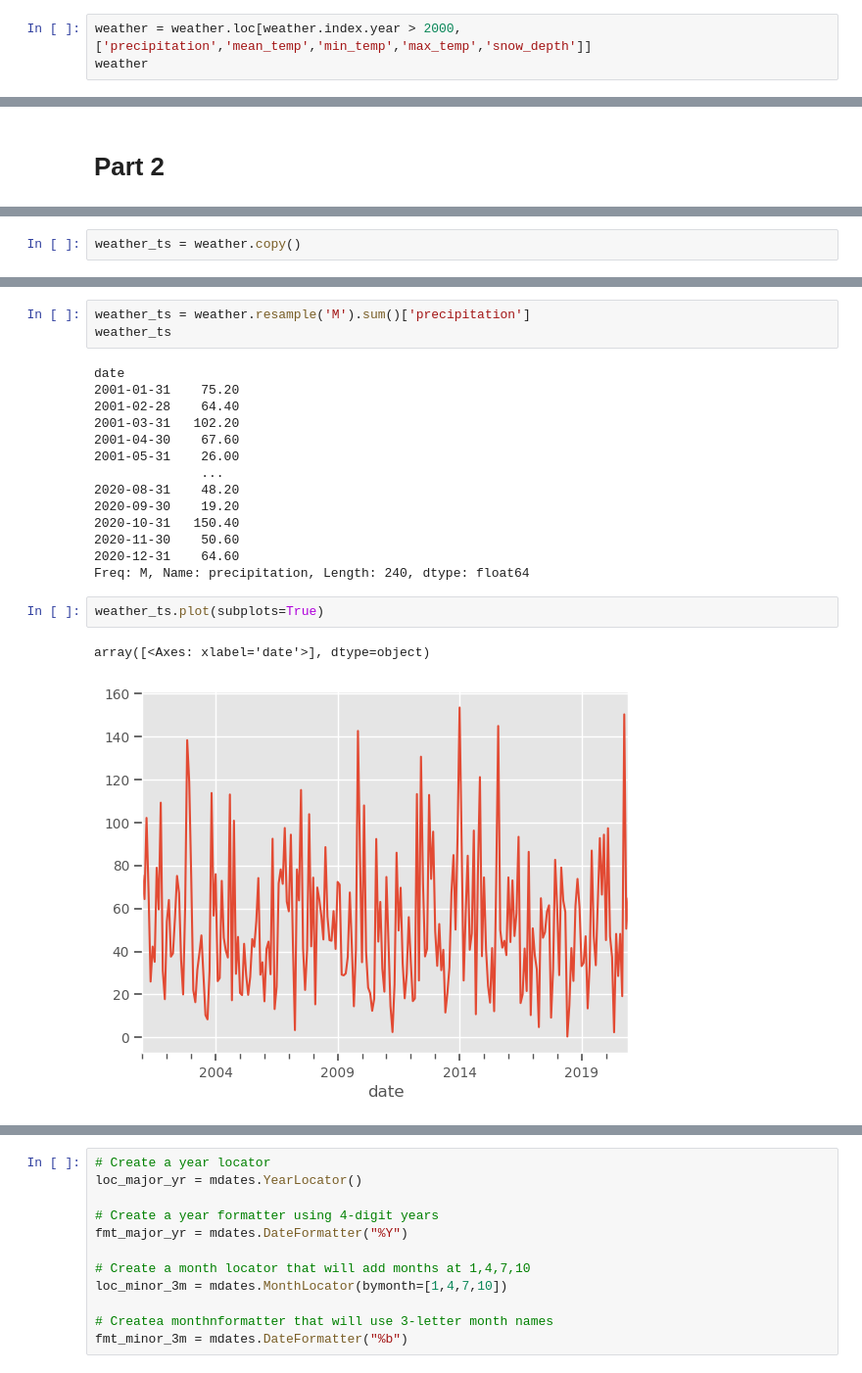
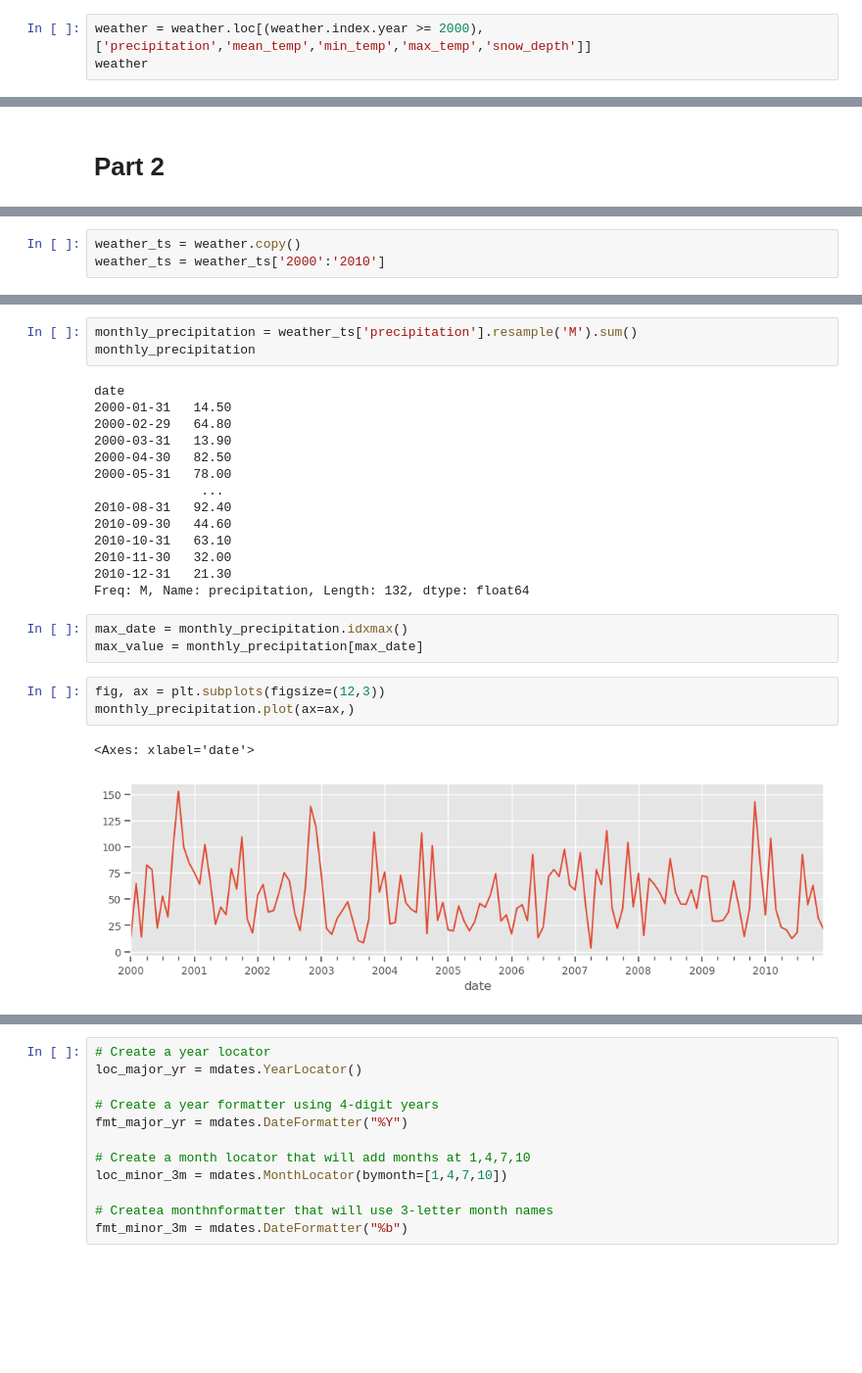
Before and after one commit to aksalas/Resampling-Datetime-Data, a Jupyter notebook: (Core) Resampling Datetime Data.ipynb, the cells around one changed output, grey strips where cells are left out. Shown at 98% size. Drawn from its saved outputs; the diff is of its cells as text; blank space fills up the shorter version.

```diff
--- a/(Core) Resampling Datetime Data.ipynb
+++ b/(Core) Resampling Datetime Data.ipynb
@@ -132,7 +132,7 @@ weather
 | 2020-12-31 | 7.00 | 1.30 | 34.00 | 1.50 | -0.80 | -3.10 | 0.00 | 100,500.00 | ... |
 15341 rows × 9 columns
 # %%
-weather = weather.loc[weather.index.year > 2000, ['precipitation','mean_temp','min_temp','max_temp','snow_depth']]
+weather = weather.loc[(weather.index.year >= 2000), ['precipitation','mean_temp','min_temp','max_temp','snow_depth']]
 weather
 # %% [output]
 |  | precipitation | mean_temp | min_temp | max_temp | snow_depth |
@@ -213,2 +198,3 @@ dtype: int64
 # %%
 weather_ts = weather.copy()
+weather_ts = weather_ts['2000':'2010']
@@ -224,22 +201,26 @@ dtype: datetime64[ns]
 # %%
-weather_ts = weather.resample('M').sum()['precipitation']
-weather_ts
+monthly_precipitation = weather_ts['precipitation'].resample('M').sum()
+monthly_precipitation
 # %% [output]
 date
-2001-01-31    75.20
-2001-02-28    64.40
-2001-03-31   102.20
-2001-04-30    67.60
-2001-05-31    26.00
+2000-01-31   14.50
+2000-02-29   64.80
+2000-03-31   13.90
+2000-04-30   82.50
+2000-05-31   78.00
               ...
-2020-08-31    48.20
-2020-09-30    19.20
-2020-10-31   150.40
-2020-11-30    50.60
-2020-12-31    64.60
-Freq: M, Name: precipitation, Length: 240, dtype: float64
+2010-08-31   92.40
+2010-09-30   44.60
+2010-10-31   63.10
+2010-11-30   32.00
+2010-12-31   21.30
+Freq: M, Name: precipitation, Length: 132, dtype: float64
+# %%
+max_date = monthly_precipitation.idxmax()
+max_value = monthly_precipitation[max_date]
 # %%
-weather_ts.plot(subplots=True)
+fig, ax = plt.subplots(figsize=(12,3))
+monthly_precipitation.plot(ax=ax,)
 # %% [output]
-array([<Axes: xlabel='date'>], dtype=object)
+<Axes: xlabel='date'>
-[figure, old version]
+[figure, new version]
```
Also changed, not shown: parts of 16 cells of this notebook.
